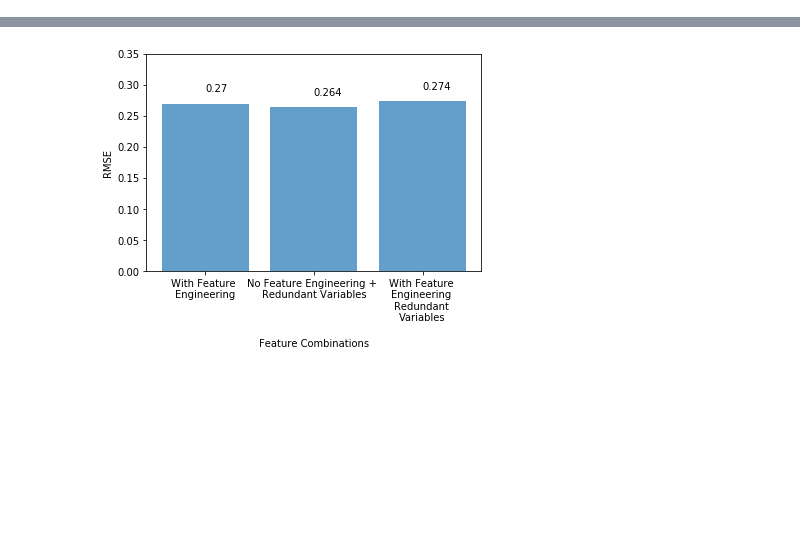
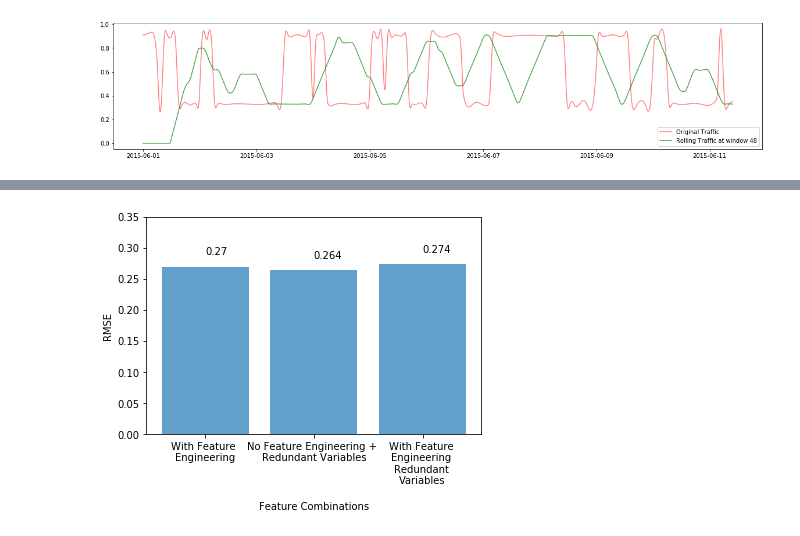
Before and after one commit to fuouo/TrafficBato, a Jupyter notebook: analysis/DataVisualization.ipynb, the cells around one changed output, grey strips where cells are left out. Saved outputs shown, nothing was run; the diff lists cells and outputs as text; code cells hidden in the pictures; blank space fills up the shorter version.

```diff
--- a/analysis/DataVisualization.ipynb
+++ b/analysis/DataVisualization.ipynb
@@ -7,0 +53,67 @@ from sklearn.preprocessing import MinMaxScaler
+# %%
+ROAD = "Vicente Cruz"
+YEAR = "2015"
+EXT = ".csv"
+DATASET_DIVISION = "seasonWet"
+DIR = "../../../../datasets/Thesis Datasets/"
+
+ROLLING_WINDOW = 48
+EXPANDING_WINDOW = 48
+
+####################################### ORIG #######################################
+TRAFFIC_WINDOWSIZE = 3
+TRAFFIC_DIR = DIR + "mmda/"
+TRAFFIC_FILENAME = "mmda_" + ROAD + "_" + YEAR + "_" + DATASET_DIVISION
+orig_traffic = pd.read_csv(TRAFFIC_DIR + TRAFFIC_FILENAME + EXT, skipinitialspace=True)
+orig_traffic = orig_traffic.fillna(0)
+
+#Converting index to date and time, and removing 'dt' column
+orig_traffic.index = pd.to_datetime(orig_traffic.dt, format='%d/%m/%Y %H:%M')
+cols_to_remove = [0]
+cols_to_remove = getNeededFeatures(orig_traffic.columns, ["statusN"])
+orig_traffic.drop(orig_traffic.columns[[cols_to_remove]], axis=1, inplace=True)
+orig_traffic.head()
+####################################################################################
+
+
+##################################### ROLLING #####################################
+TRAFFIC_DIR = DIR + "mmda/Rolling/" + DATASET_DIVISION + "/"
+TRAFFIC_FILENAME = "eng_win" + str(ROLLING_WINDOW) + "_mmda_" + ROAD + "_" + YEAR + "_" + DATASET_DIVISION
+rolling_traffic = pd.read_csv(TRAFFIC_DIR + TRAFFIC_FILENAME + EXT, skipinitialspace=True)
+cols_to_remove = [0, 1, 2]
+cols_to_remove += getNeededFeatures(rolling_traffic.columns, ["statusN"], "Rolling")
+rolling_traffic.index = pd.to_datetime(rolling_traffic.dt, format='%Y-%m-%d %H:%M')
+rolling_traffic.drop(rolling_traffic.columns[[cols_to_remove]], axis=1, inplace=True)
+rolling_traffic.head()
+####################################################################################
+
+
+##################################### EXPANDING #####################################
+TRAFFIC_DIR = DIR + "mmda/Expanding/" + DATASET_DIVISION + "/"
+TRAFFIC_FILENAME = "eng_win" + str(EXPANDING_WINDOW) + "_mmda_" + ROAD + "_" + YEAR + "_" + DATASET_DIVISION
+expanding_traffic = pd.read_csv(TRAFFIC_DIR + TRAFFIC_FILENAME + EXT, skipinitialspace=True)
+cols_to_remove = [0, 1, 2, 5]
+cols_to_remove += getNeededFeatures(expanding_traffic.columns, ["statusN"], "Rolling")
+expanding_traffic.index = pd.to_datetime(expanding_traffic.dt, format='%d/%m/%Y %H:%M')
+expanding_traffic.drop(expanding_traffic.columns[[cols_to_remove]], axis=1, inplace=True)
+####################################################################################
+
+
+
+
+
+orig = orig_traffic[orig_traffic.columns[0]]
+rolling = rolling_traffic[rolling_traffic.columns[0]]
+expanding = expanding_traffic[expanding_traffic.columns[0]]
+
+startIndex = 0
+endIndex = 1000
+
+plt.figure(figsize=(20, 4))
+plt.plot(orig[startIndex:endIndex], color='r', alpha=0.5, label="Original Traffic")
+plt.plot(rolling[startIndex:endIndex], color='g', alpha=0.7, label="Rolling Traffic at window " + str(ROLLING_WINDOW))
+# plt.plot(expanding[startIndex:endIndex], color='b', alpha=0.7, label='Expanding Traffic at window' + str(EXPANDING_WINDOW))
+plt.legend()
+plt.show()
+# %% [output]
+[figure, added]
```
Also changed, not shown: parts of 25 cells of this notebook.
